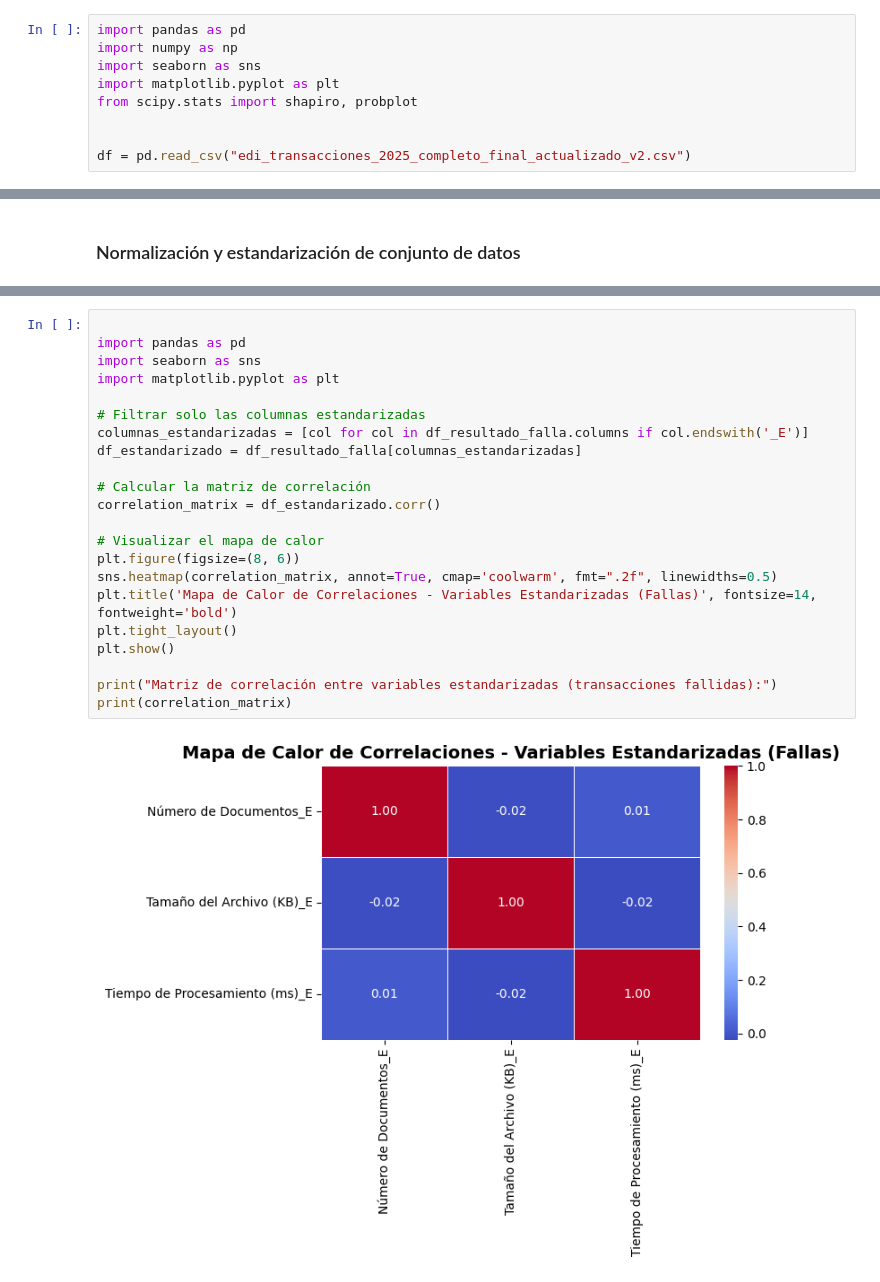
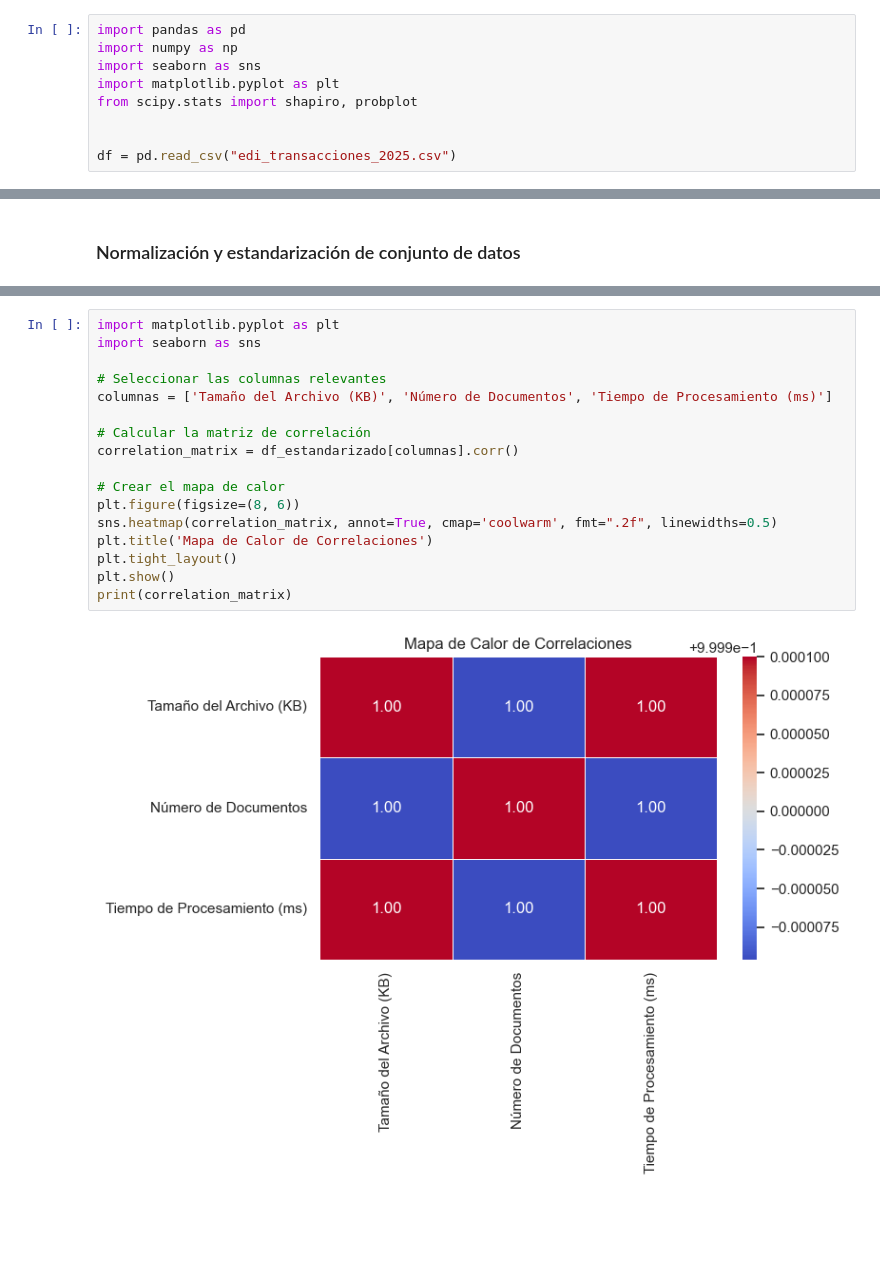
Before and after one commit to isccastillo1977/evidencia1-analisis-estadistico-al05089145, a Jupyter notebook: evidencia1-al05089145-JesusCastillo.ipynb, the cells around one changed output, grey strips where cells are left out. Cells and saved outputs as stored; diff of their text form; blank space fills up the shorter version.

```diff
--- a/evidencia1-al05089145-JesusCastillo.ipynb
+++ b/evidencia1-al05089145-JesusCastillo.ipynb
@@ -6,7 +6,7 @@ import matplotlib.pyplot as plt
 from scipy.stats import shapiro, probplot
 
 
-df = pd.read_csv("edi_transacciones_2025_completo_final_actualizado_v2.csv")
+df = pd.read_csv("edi_transacciones_2025.csv")
 # %% [markdown]
 <h3>Descripción del dataset</h3>
 <h5>Este comando nos muestra la cantidad de columnas y renglones nulos en el archivo</h5>
@@ -420,24 +377,19 @@ plt.show()
 # %%
+import matplotlib.pyplot as plt
+import seaborn as sns
 
-import pandas as pd
-import seaborn as sns
-import matplotlib.pyplot as plt
-
-# Filtrar solo las columnas estandarizadas
-columnas_estandarizadas = [col for col in df_resultado_falla.columns if col.endswith('_E')]
-df_estandarizado = df_resultado_falla[columnas_estandarizadas]
+# Seleccionar las columnas relevantes
+columnas = ['Tamaño del Archivo (KB)', 'Número de Documentos', 'Tiempo de Procesamiento (ms)']
 
 # Calcular la matriz de correlación
-correlation_matrix = df_estandarizado.corr()
+correlation_matrix = df_estandarizado[columnas].corr()
 
-# Visualizar el mapa de calor
+# Crear el mapa de calor
 plt.figure(figsize=(8, 6))
 sns.heatmap(correlation_matrix, annot=True, cmap='coolwarm', fmt=".2f", linewidths=0.5)
-plt.title('Mapa de Calor de Correlaciones - Variables Estandarizadas (Fallas)', fontsize=14, fontweight='bold')
+plt.title('Mapa de Calor de Correlaciones')
 plt.tight_layout()
 plt.show()
-
-print("Matriz de correlación entre variables estandarizadas (transacciones fallidas):")
 print(correlation_matrix)
 # %% [output]
-[figure, old version]
+[figure, new version]
```
Also changed, not shown: parts of 21 cells of this notebook, 2 other files.
